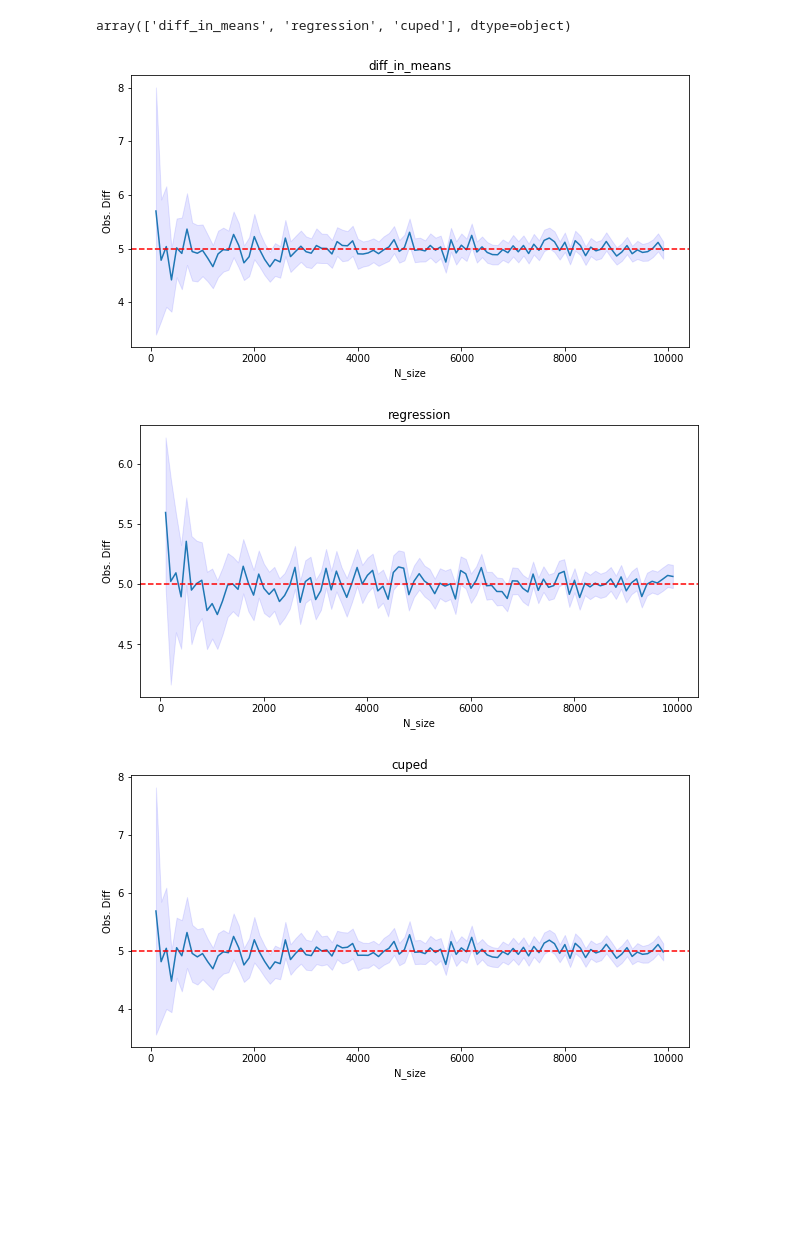
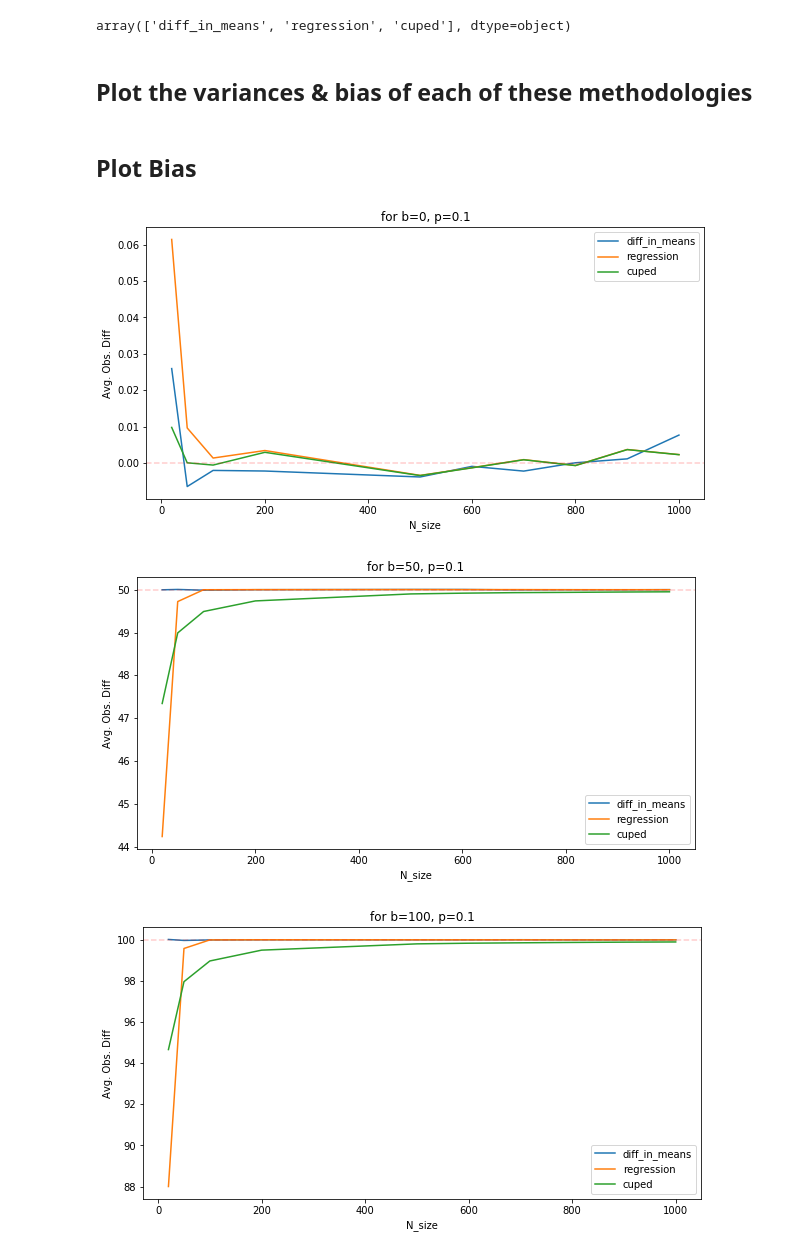
Before and after one commit to punyupunyu/causal_inference_exercises, a Jupyter notebook: simulations_variance_vs_bias.ipynb, the cells around one changed output. Saved outputs shown, nothing was run; the diff lists cells and outputs as text; code cells hidden in the pictures; blank space fills up the shorter version.

Commit message:
added new charts

```diff
--- a/simulations_variance_vs_bias.ipynb
+++ b/simulations_variance_vs_bias.ipynb
@@ -30,7 +30,7 @@ Repeat 10K times and assess bias and variance
 # %%
 def cuped_adjustment(X, Y, assignment):
     cv = np.cov(X, Y)
-    theta = cv[0,1] / cv[1,1]
+    theta = cv[0,1] / cv[0,0]
     X_mu = np.mean(X)
     Y_cuped = Y - (X - X_mu)*theta
     return Y_cuped
@@ -137,3 +161,5 @@ import matplotlib.pyplot as plt
 mydata['method'].unique()
 # %% [output]
 array(['diff_in_means', 'regression', 'cuped'], dtype=object)
+# %% [markdown]
+## Plot the variances & bias of each of these methodologies
@@ -140,23 +168,34 @@ array(['diff_in_means', 'regression', 'cuped'], dtype=object)
+# %% [markdown]
+## Plot Bias
 # %%
-for m in mydata['method'].unique():
-
+for p,b in itertools.product(p_array, b_array):
+    labels = []
+    x_array = []
+    y_array = []
     fig, ax = plt.subplots(figsize=(10,5))
 
-    x = mydata[mydata['method'] == m]['N'].values
-    y = mydata[mydata['method'] == m]['observed_treatment_effect'].values
-    ci_low = mydata[mydata['method'] == m]['conf_low'].values
-    ci_high = mydata[mydata['method'] == m]['conf_high'].values
+    for m in mydata['method'].unique():
+    #     for plot of variance we're going to get the std dev of each of the 10000 simulations for each methodology
+        x = mydata[(mydata['method'] == m) & (mydata.b == b) & (mydata.p == p)].groupby('N').mean().reset_index().N
+        y = mydata[(mydata['method'] == m) & (mydata.b == b) & (mydata.p == p)].groupby('N').mean()['observed_treatment_effect'].values
+        y_array.append(y)
+        x_array.append(x)
+        labels.append(m)
+        #     ci_low = mydata[mydata['method'] == m]['conf_low'].values
+        #     ci_high = mydata[mydata['method'] == m]['conf_high'].values
+    for i in range(len(y_array)):
+        ax.plot(x_array[i], y_array[i], label=labels[i])
+    ax.legend()
+    plt.axhline(y=b, color='r', linestyle='--', alpha = 0.2)
 
-    ax.plot(x,y)
-    plt.axhline(y=5, color='r', linestyle='--')
-    ax.fill_between(x, (ci_low), (ci_high), color='b', alpha=.1)
-    ax.set_title(m)
+    #     ax.fill_between(x, (ci_low), (ci_high), color='b', alpha=.1)
+    ax.set_title("for b={}, p={}".format(b, p))
     ax.set_xlabel('N_size')
-    ax.set_ylabel('Obs. Diff')
+    ax.set_ylabel('Avg. Obs. Diff')
 
 
 # mydata[mydata['method'] == 'diff_in_means'].plot(x = 'N', y = 'observed_treatment_effect')
 # %% [output]
-[figure, old version]
+[figure, new version]
-[figure, old version]
+[figure, new version]
-[figure, old version]
+[figure, new version]
```
Also changed, not shown: parts of 15 cells of this notebook.
